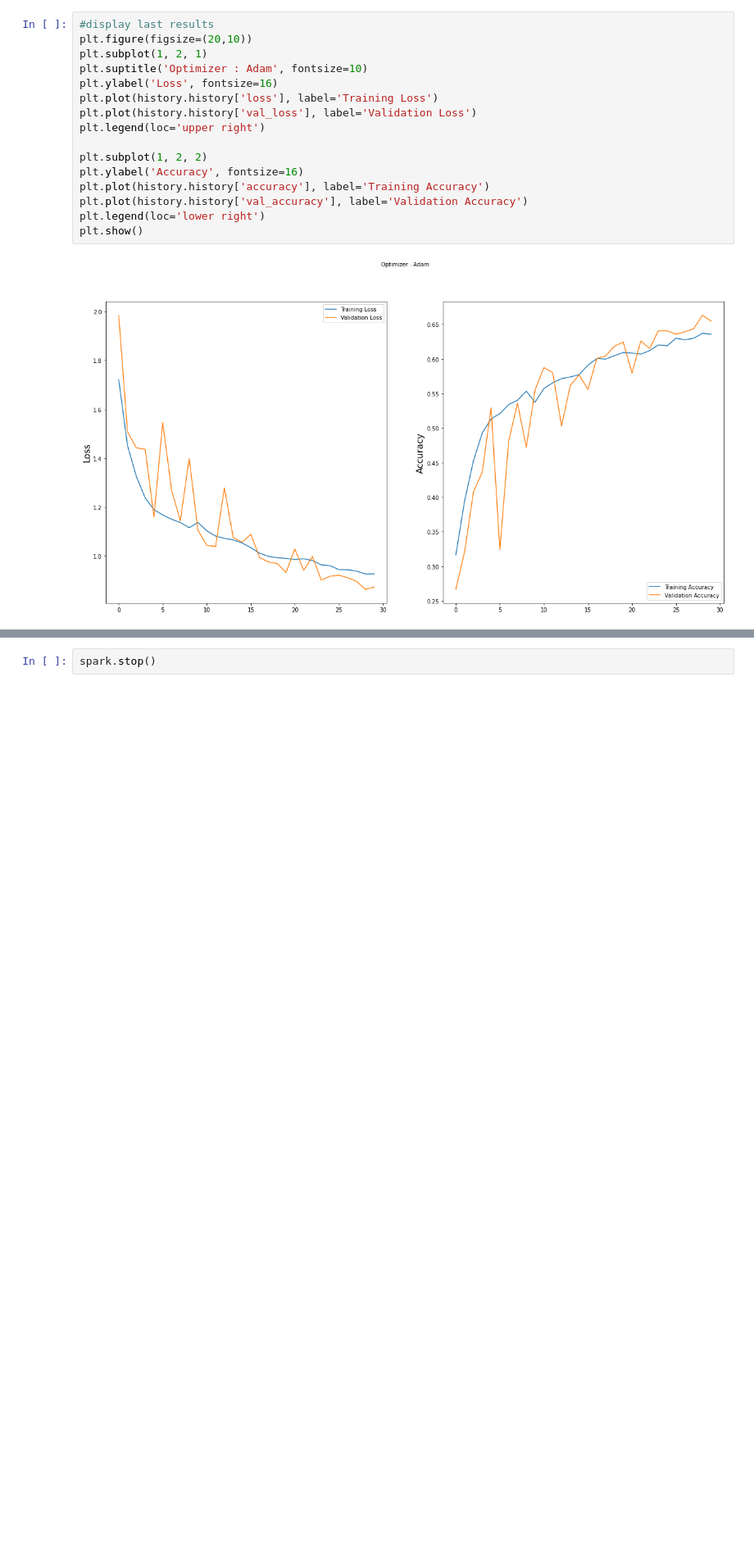
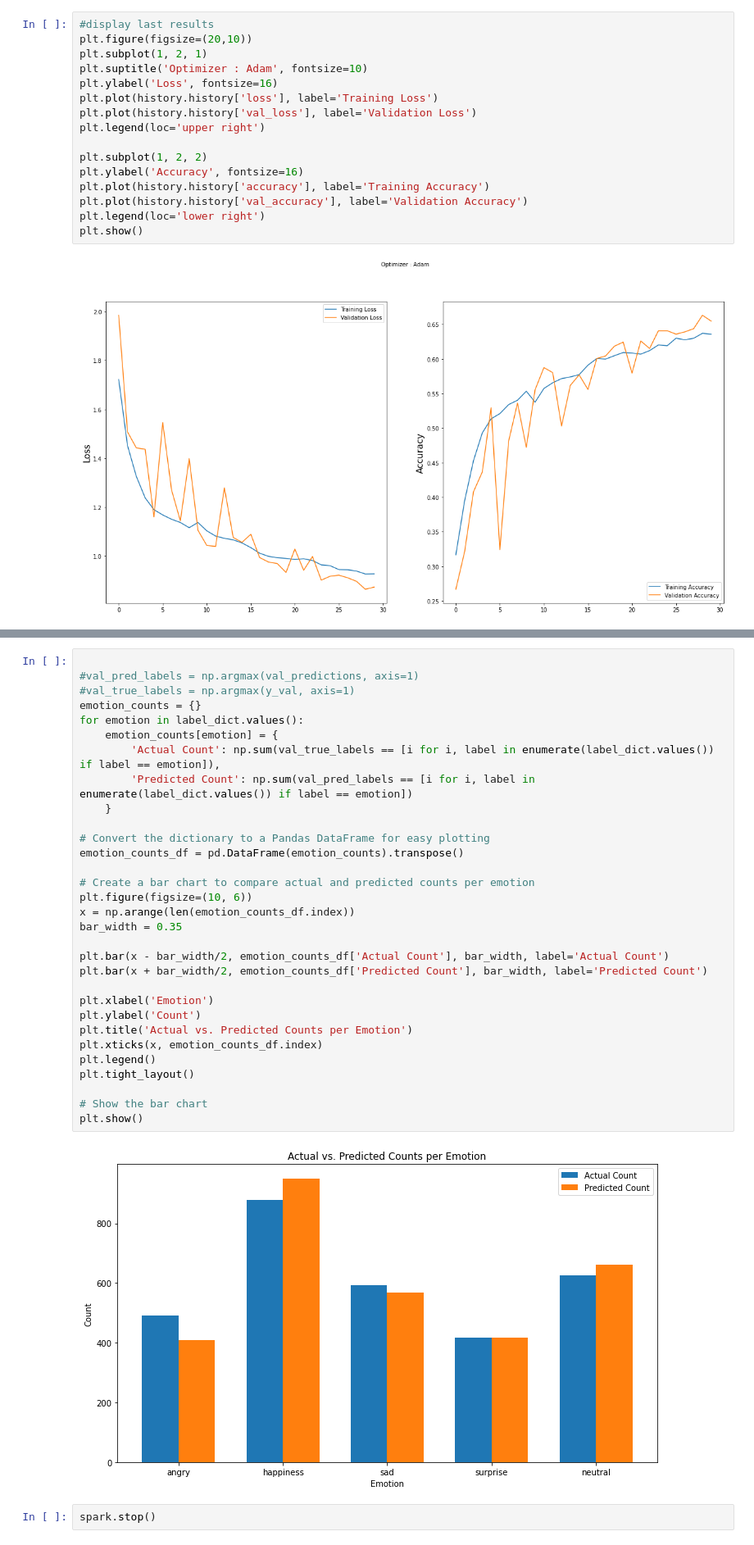
Before and after one commit to aytenkermencct/emotiondetection, a Jupyter notebook: emotion detection.ipynb, the cells around one changed output, grey strips where cells are left out. Shown at 82% size. Saved outputs shown, nothing was run; the diff lists cells and outputs as text; blank space fills up the shorter version.

Commit message:
result graph

```diff
--- a/emotion detection.ipynb
+++ b/emotion detection.ipynb
@@ -1446,2 +1473,35 @@ Note: you may need to restart the kernel to use updated packages.
+# %%
+
+#val_pred_labels = np.argmax(val_predictions, axis=1)
+#val_true_labels = np.argmax(y_val, axis=1)
+emotion_counts = {}
+for emotion in label_dict.values():
+    emotion_counts[emotion] = {
+        'Actual Count': np.sum(val_true_labels == [i for i, label in enumerate(label_dict.values()) if label == emotion]),
+        'Predicted Count': np.sum(val_pred_labels == [i for i, label in enumerate(label_dict.values()) if label == emotion])
+    }
+
+# Convert the dictionary to a Pandas DataFrame for easy plotting
+emotion_counts_df = pd.DataFrame(emotion_counts).transpose()
+
+# Create a bar chart to compare actual and predicted counts per emotion
+plt.figure(figsize=(10, 6))
+x = np.arange(len(emotion_counts_df.index))
+bar_width = 0.35
+
+plt.bar(x - bar_width/2, emotion_counts_df['Actual Count'], bar_width, label='Actual Count')
+plt.bar(x + bar_width/2, emotion_counts_df['Predicted Count'], bar_width, label='Predicted Count')
+
+plt.xlabel('Emotion')
+plt.ylabel('Count')
+plt.title('Actual vs. Predicted Counts per Emotion')
+plt.xticks(x, emotion_counts_df.index)
+plt.legend()
+plt.tight_layout()
+
+# Show the bar chart
+plt.show()
+# %% [output]
+[figure, added]
 # %%
 spark.stop()
```
Also changed, not shown: parts of 10 cells of this notebook.
